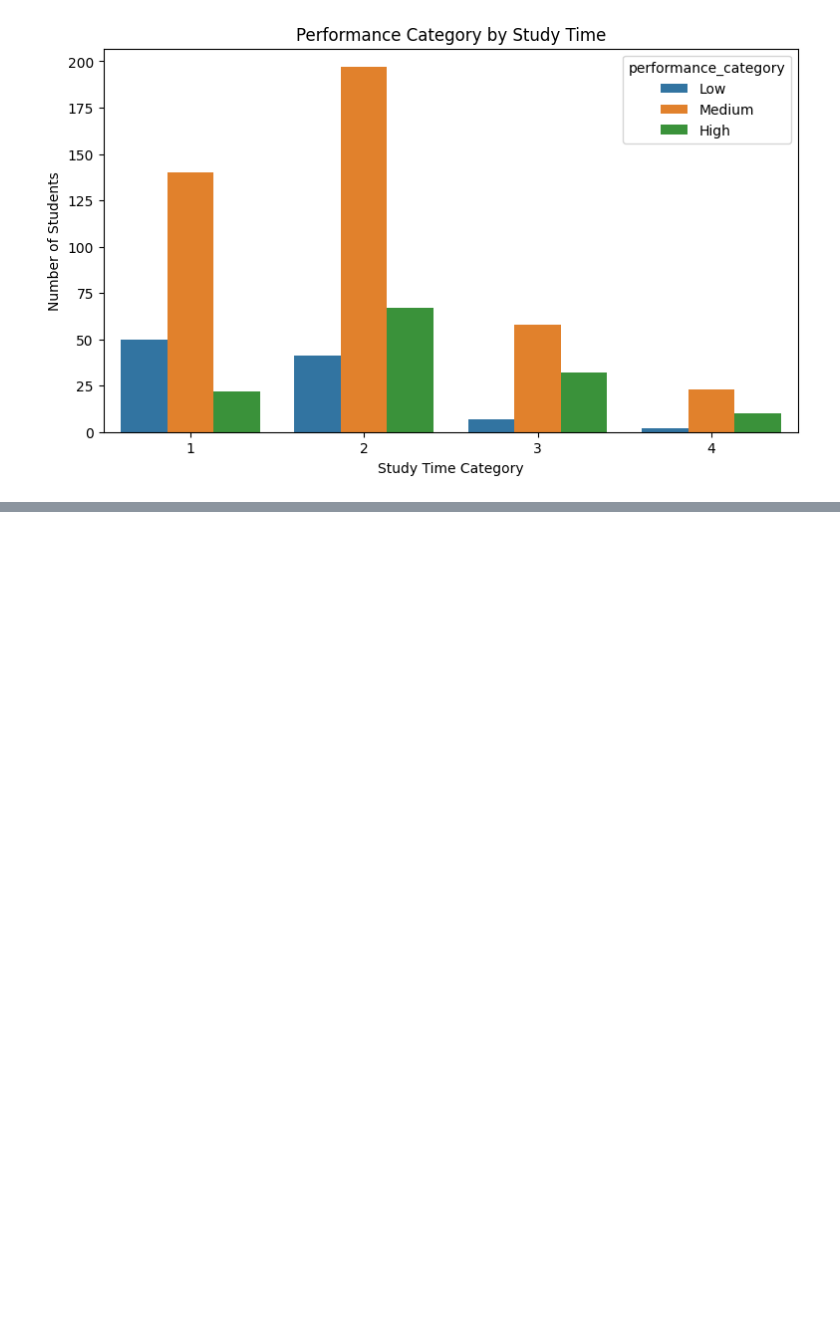
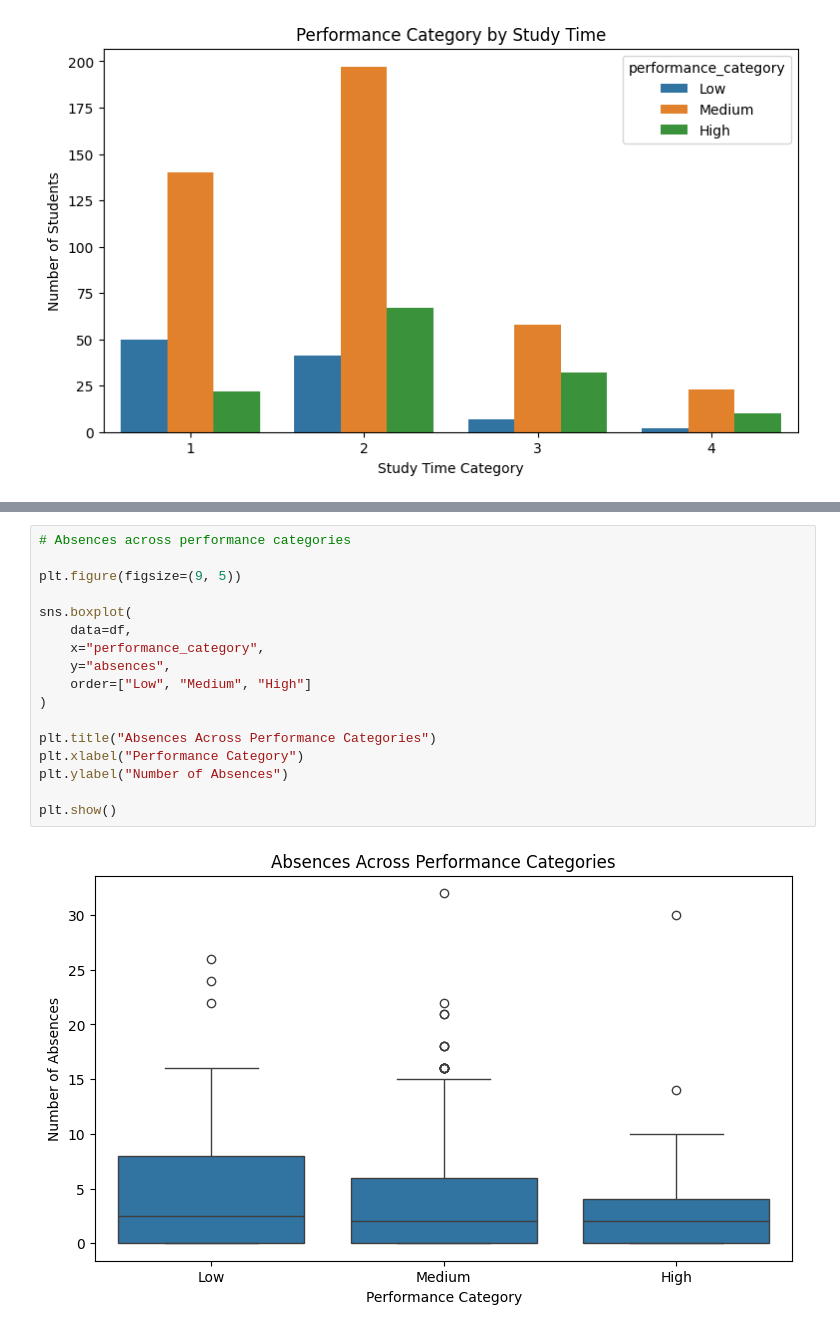
Before and after one commit to lightcode01-oss/IYB_INTERNSHIP, a Jupyter notebook: Day_05_Exploratory_Data_Analysis.ipynb, the cells around one changed output, grey strips where cells are left out. Drawn from its saved outputs; the diff is of its cells as text; blank space fills up the shorter version.

```diff
--- a/Day_05_Exploratory_Data_Analysis.ipynb
+++ b/Day_05_Exploratory_Data_Analysis.ipynb
@@ -203,0 +259,19 @@ plt.show()
+# %%
+# Absences across performance categories
+
+plt.figure(figsize=(9, 5))
+
+sns.boxplot(
+    data=df,
+    x="performance_category",
+    y="absences",
+    order=["Low", "Medium", "High"]
+)
+
+plt.title("Absences Across Performance Categories")
+plt.xlabel("Performance Category")
+plt.ylabel("Number of Absences")
+
+plt.show()
+# %% [output]
+[figure, added]
```
Also changed, not shown: parts of 6 cells of this notebook.
